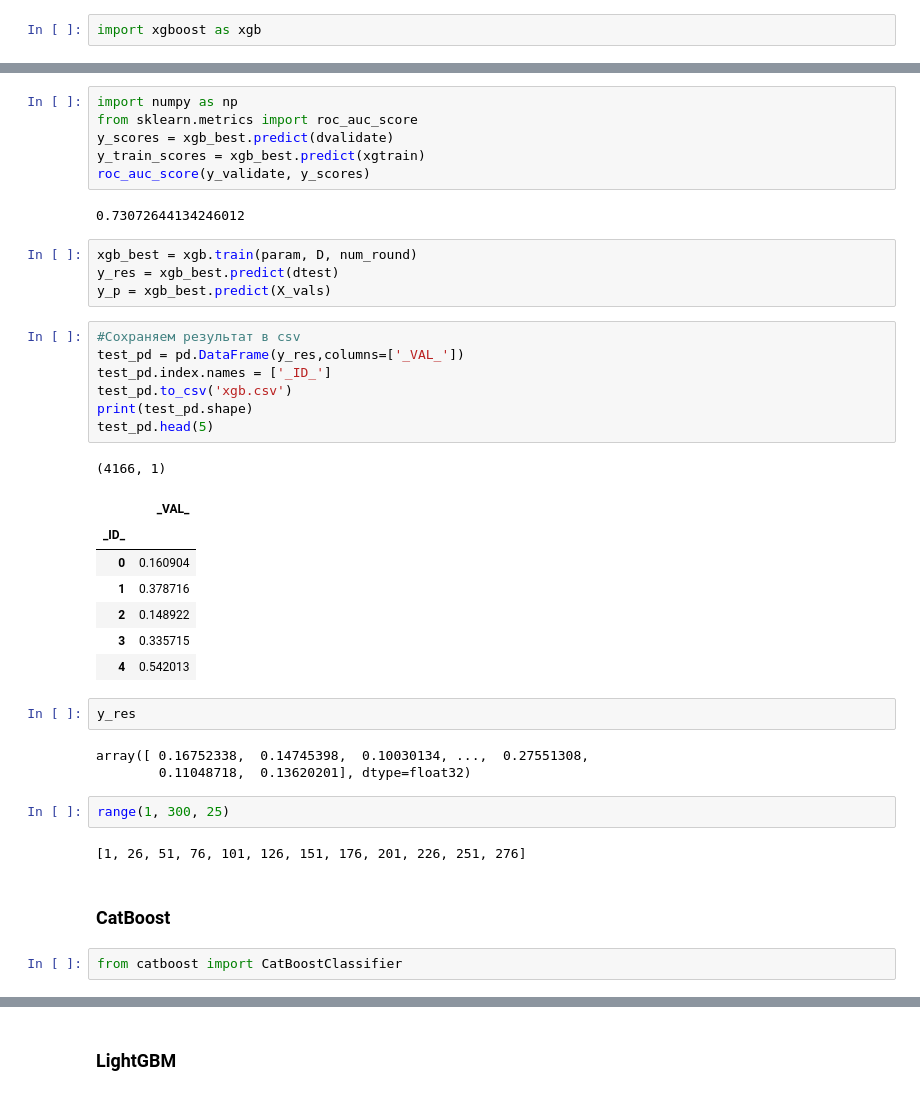
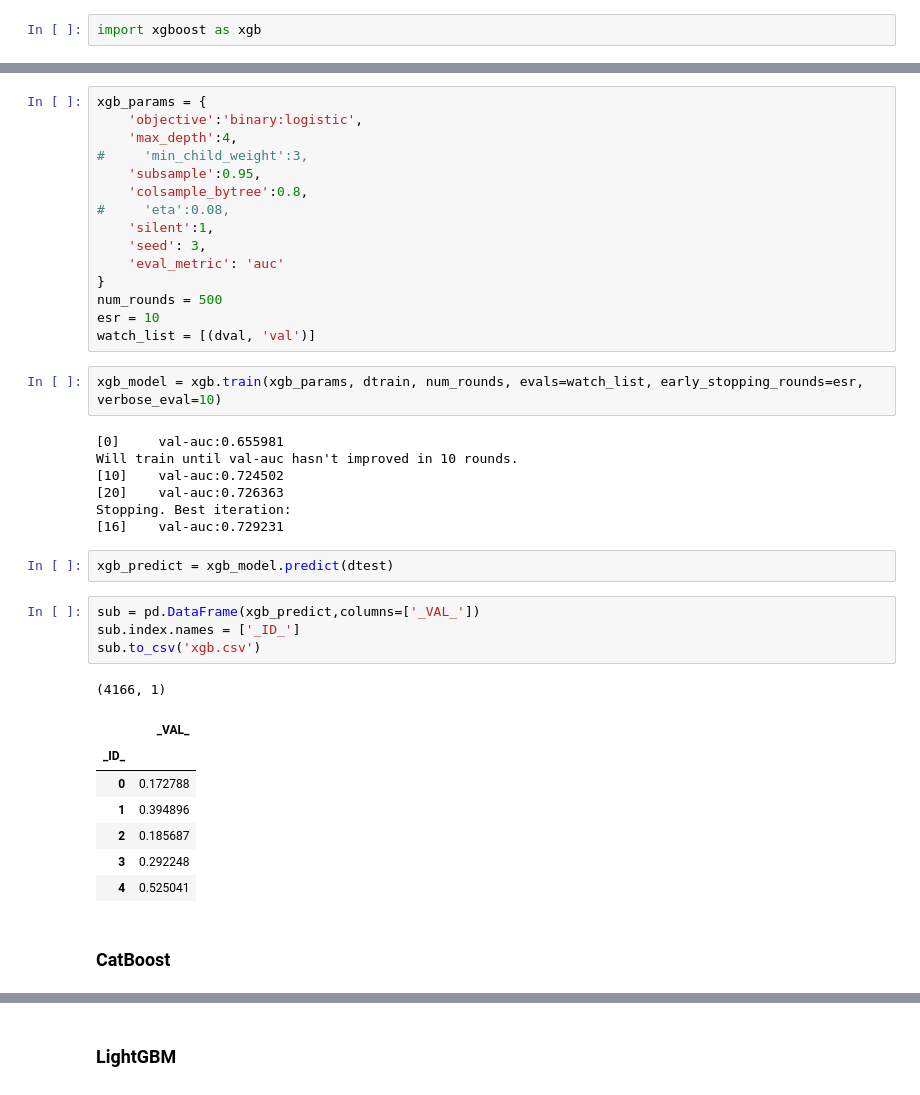
Before and after one commit to k-sobolev/Module_bank_challenge, a Jupyter notebook: Online.ipynb, the cells around one changed output, grey strips where cells are left out. Drawn from its saved outputs; the diff is of its cells as text.

```diff
--- a/Online.ipynb
+++ b/Online.ipynb
@@ -53,41 +36,41 @@ xgb_best = xgb.train(param, dtrain, num_round)
-# %%
-import numpy as np
-from sklearn.metrics import roc_auc_score
-y_scores = xgb_best.predict(dvalidate)
-y_train_scores = xgb_best.predict(xgtrain)
-roc_auc_score(y_validate, y_scores)
-# %% [output]
-0.73072644134246012
-# %%
-xgb_best = xgb.train(param, D, num_round)
-y_res = xgb_best.predict(dtest)
-y_p = xgb_best.predict(X_vals)
+# %%
+xgb_params = {
+    'objective':'binary:logistic',
+    'max_depth':4,
+#     'min_child_weight':3,
+    'subsample':0.95,
+    'colsample_bytree':0.8,
+#     'eta':0.08,
+    'silent':1,
+    'seed': 3,
+    'eval_metric': 'auc'
+}
+num_rounds = 500
+esr = 10
+watch_list = [(dval, 'val')]
+# %%
+xgb_model = xgb.train(xgb_params, dtrain, num_rounds, evals=watch_list, early_stopping_rounds=esr, verbose_eval=10)
+# %% [output]
+[0]     val-auc:0.655981
+Will train until val-auc hasn't improved in 10 rounds.
+[10]    val-auc:0.724502
+[20]    val-auc:0.726363
+Stopping. Best iteration:
+[16]    val-auc:0.729231
+# %%
+xgb_predict = xgb_model.predict(dtest)
 # %%
-#Сохраняем результат в csv
-test_pd = pd.DataFrame(y_res,columns=['_VAL_'])
-test_pd.index.names = ['_ID_']
-test_pd.to_csv('xgb.csv')
-print(test_pd.shape)
-test_pd.head(5)
+sub = pd.DataFrame(xgb_predict,columns=['_VAL_'])
+sub.index.names = ['_ID_']
+sub.to_csv('xgb.csv')
 # %% [output]
 (4166, 1)
 |  | _VAL_ |
 | _ID_ |  |
-| 0 | 0.160904 |
-| 1 | 0.378716 |
-| 2 | 0.148922 |
-| 3 | 0.335715 |
-| 4 | 0.542013 |
+| 0 | 0.172788 |
+| 1 | 0.394896 |
+| 2 | 0.185687 |
+| 3 | 0.292248 |
+| 4 | 0.525041 |
-# %%
-y_res
-# %% [output]
-array([ 0.16752338,  0.14745398,  0.10030134, ...,  0.27551308,
-        0.11048718,  0.13620201], dtype=float32)
-# %%
-range(1, 300, 25)
-# %% [output]
-[1, 26, 51, 76, 101, 126, 151, 176, 201, 226, 251, 276]
 # %% [markdown]
 ### CatBoost
-# %%
-from catboost import CatBoostClassifier
```
Also changed, not shown: parts of 24 cells of this notebook.
